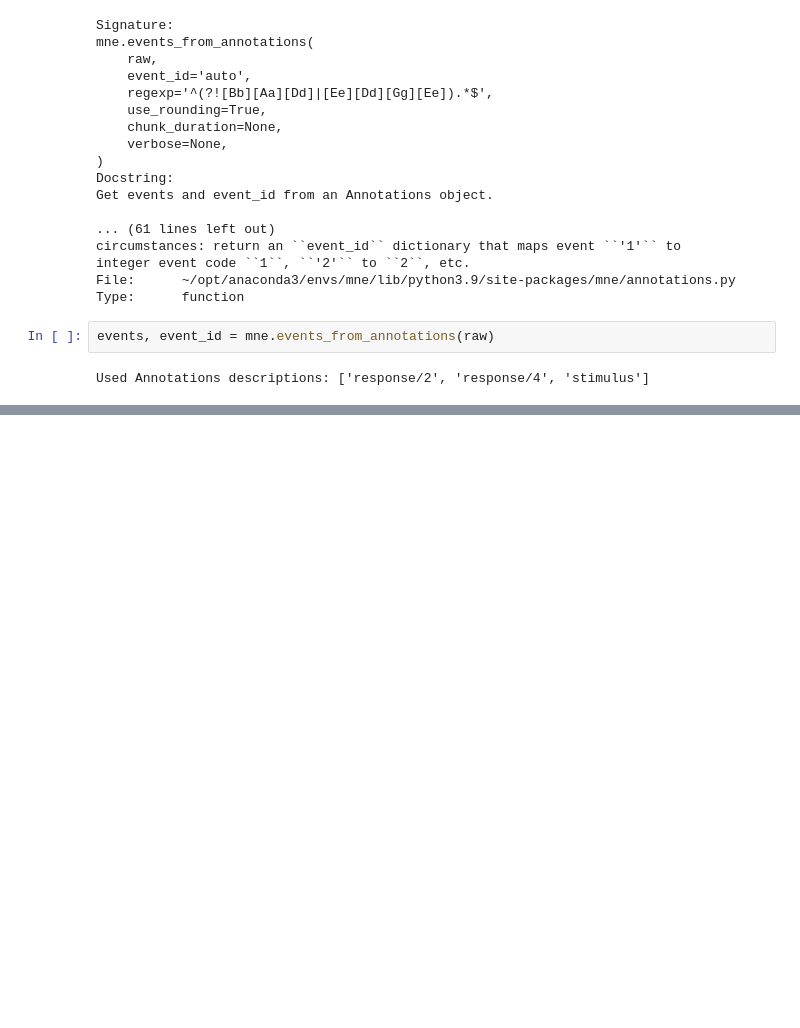
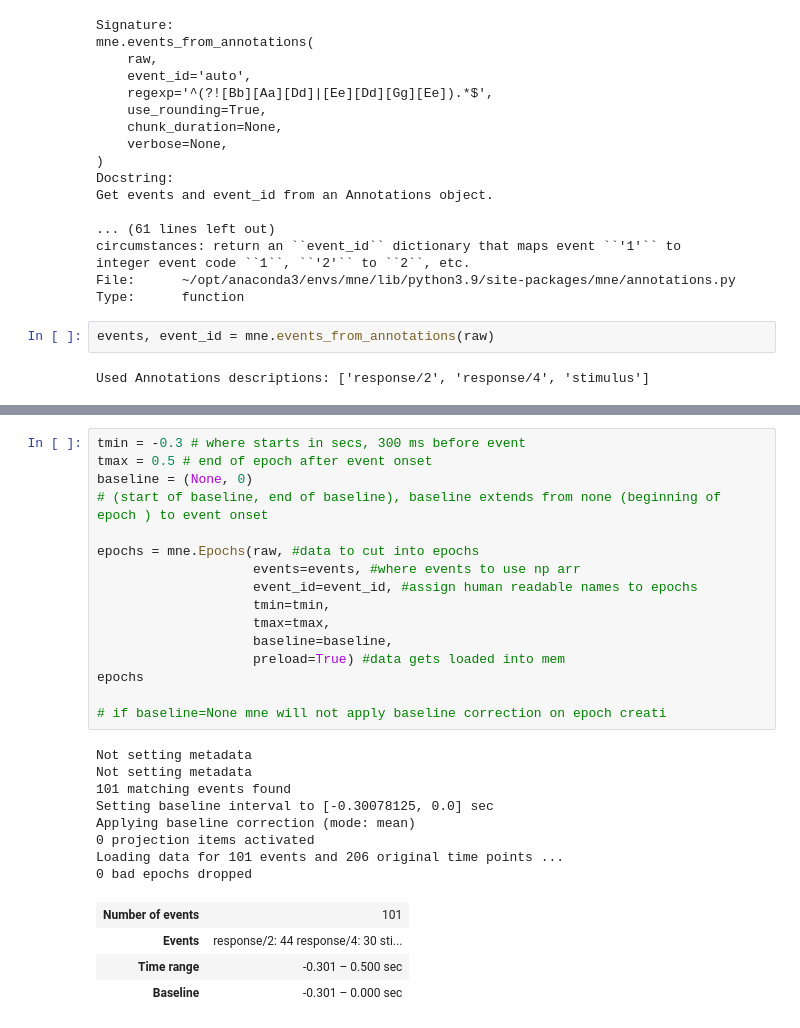
Before and after one commit to asmitahajra/mne-eeg, a Jupyter notebook: preprocessing_mw.ipynb, the cells around one changed output, grey strips where cells are left out. Drawn from its saved outputs; the diff is of its cells as text; blank space fills up the shorter version.

```diff
--- a/preprocessing_mw.ipynb
+++ b/preprocessing_mw.ipynb
@@ -209,0 +327,29 @@ mne.viz.plot_events(events, event_id=event_id, sfreq=raw.info['sfreq']) #sample
+# %%
+tmin = -0.3 # where starts in secs, 300 ms before event
+tmax = 0.5 # end of epoch after event onset
+baseline = (None, 0)
+# (start of baseline, end of baseline), baseline extends from none (beginning of epoch ) to event onset
+
+epochs = mne.Epochs(raw, #data to cut into epochs
+                    events=events, #where events to use np arr
+                    event_id=event_id, #assign human readable names to epochs
+                    tmin=tmin,
+                    tmax=tmax,
+                    baseline=baseline,
+                    preload=True) #data gets loaded into mem
+epochs
+
+# if baseline=None mne will not apply baseline correction on epoch creati
+# %% [output]
+Not setting metadata
+Not setting metadata
+101 matching events found
+Setting baseline interval to [-0.30078125, 0.0] sec
+Applying baseline correction (mode: mean)
+0 projection items activated
+Loading data for 101 events and 206 original time points ...
+0 bad epochs dropped
+| Number of events | 101 |
+| Events | response/2: 44 response/4: 30 sti... |
+| Time range | -0.301 – 0.500 sec |
+| Baseline | -0.301 – 0.000 sec |
```
Also changed, not shown: parts of 36 cells of this notebook.
